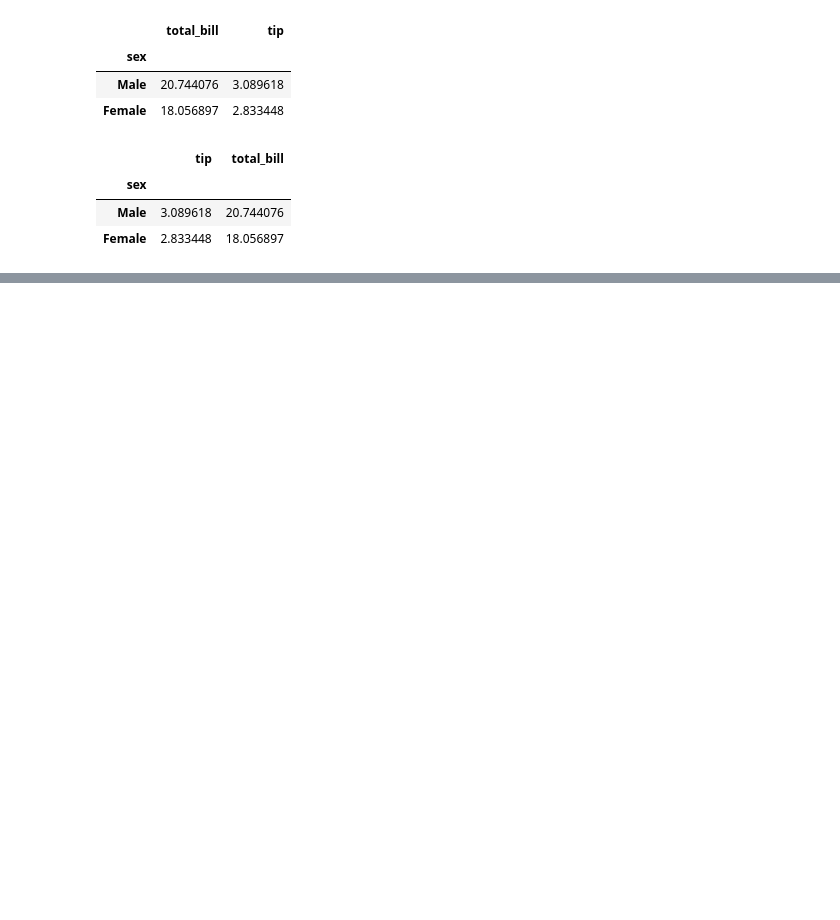
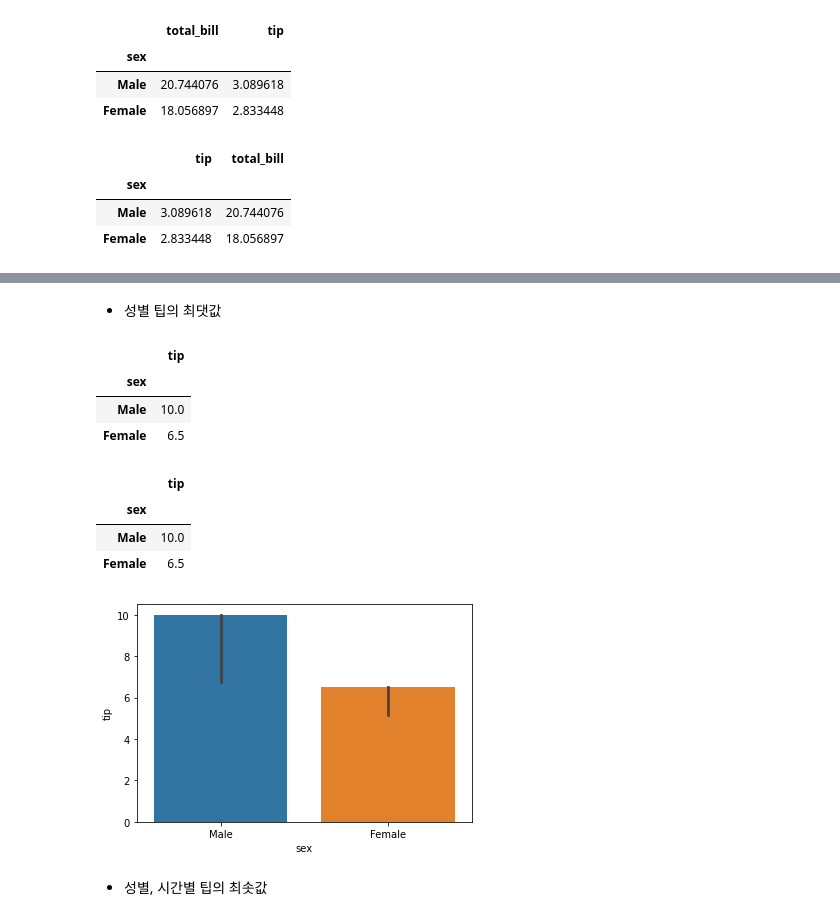
Before and after one commit to JakeOh/202007_itw_bd18, a Jupyter notebook: lab_python/python57_groupby.ipynb, the cells around one changed output, grey strips where cells are left out. Drawn from its saved outputs; the diff is of its cells as text; code cells hidden in the pictures; blank space fills up the shorter version.

```diff
--- a/lab_python/python57_groupby.ipynb
+++ b/lab_python/python57_groupby.ipynb
@@ -184,0 +238,23 @@ tips.pivot_table(values=['total_bill', 'tip'], index='sex', aggfunc=np.mean)
+# %% [markdown]
+* 성별 팁의 최댓값
+# %%
+tips.pivot_table(values='tip', index='sex', aggfunc=np.max)
+# %% [output]
+|  | tip |
+| sex |  |
+| Male | 10.0 |
+| Female | 6.5 |
+# %%
+tips.groupby('sex')[['tip']].max()
+# %% [output]
+|  | tip |
+| sex |  |
+| Male | 10.0 |
+| Female | 6.5 |
+# %%
+sns.barplot(x='sex', y='tip', data=tips, estimator=np.max)
+plt.show()
+# %% [output]
+[figure, added]
+# %% [markdown]
+* 성별, 시간별 팁의 최솟값
```
Also changed, not shown: parts of 29 cells of this notebook.
